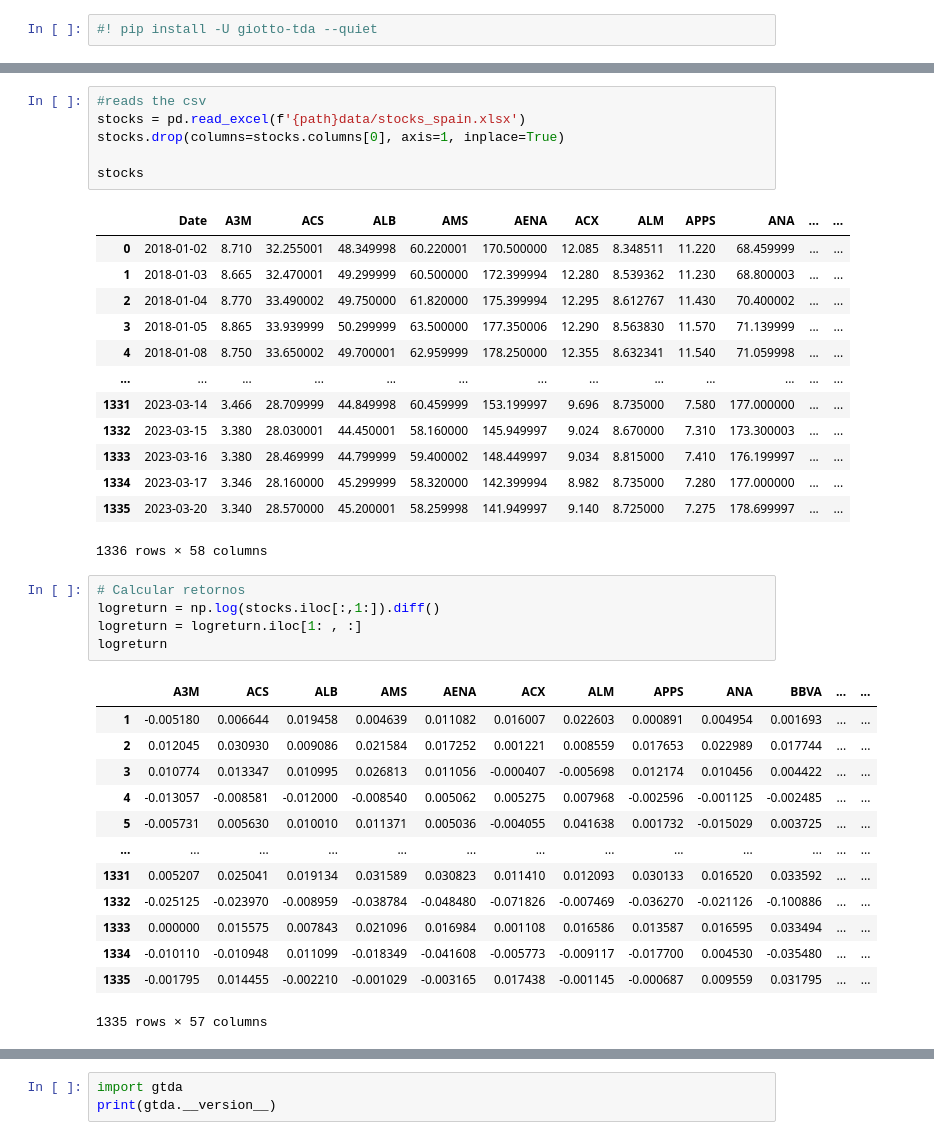
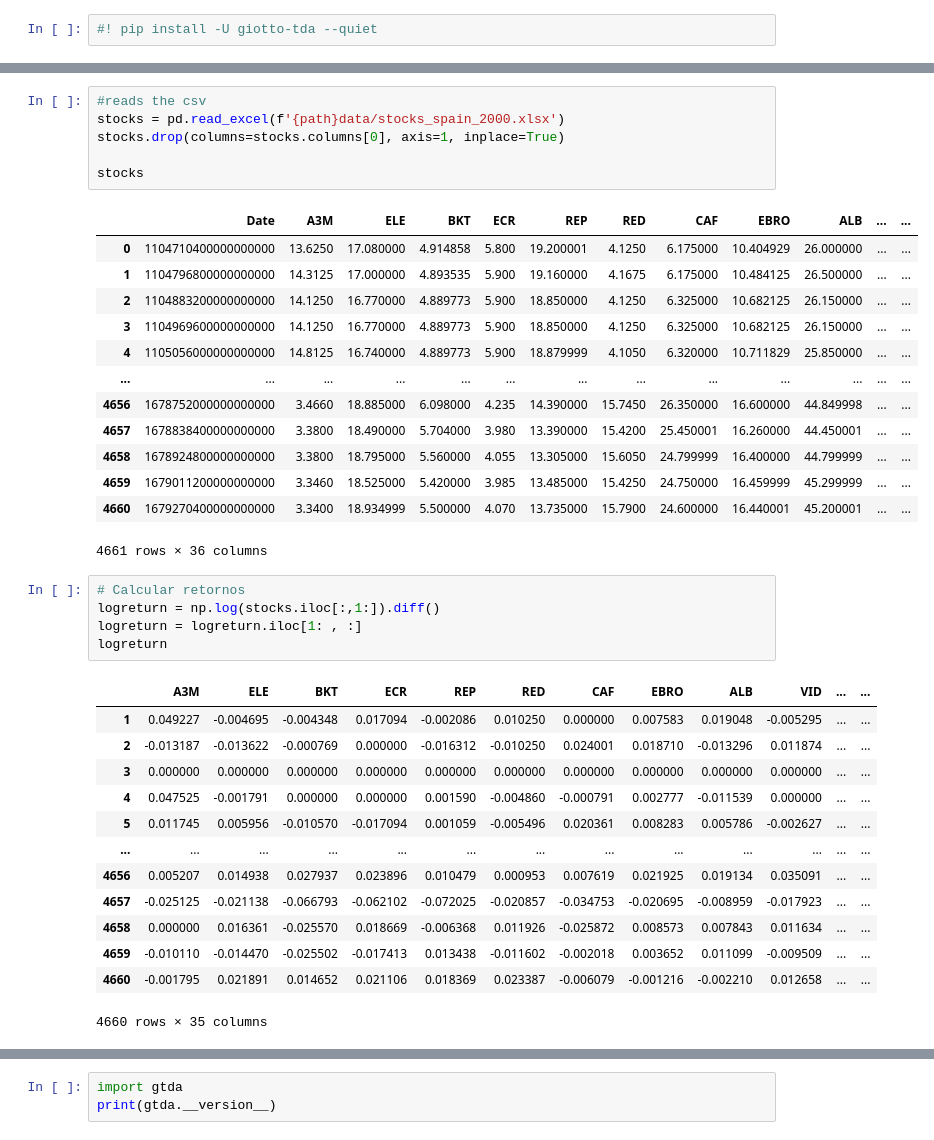
Before and after one commit to victoralcarazlopez/TDA_Stocks_Spain, a Jupyter notebook: TDA.ipynb, the cells around one changed output, grey strips where cells are left out. Saved outputs shown, nothing was run; the diff lists cells and outputs as text.

```diff
--- a/TDA.ipynb
+++ b/TDA.ipynb
@@ -19,42 +17,42 @@ Mounted at /content/drive
 # %%
 #reads the csv
-stocks = pd.read_excel(f'{path}data/stocks_spain.xlsx')
+stocks = pd.read_excel(f'{path}data/stocks_spain_2000.xlsx')
 stocks.drop(columns=stocks.columns[0], axis=1, inplace=True)
 
 stocks
 # %% [output]
-|  | Date | A3M | ACS | ALB | AMS | AENA | ACX | ALM | APPS | ANA | ... | ... |
-| 0 | 2018-01-02 | 8.710 | 32.255001 | 48.349998 | 60.220001 | 170.500000 | 12.085 | 8.348511 | 11.220 | 68.459999 | ... | ... |
-| 1 | 2018-01-03 | 8.665 | 32.470001 | 49.299999 | 60.500000 | 172.399994 | 12.280 | 8.539362 | 11.230 | 68.800003 | ... | ... |
-| 2 | 2018-01-04 | 8.770 | 33.490002 | 49.750000 | 61.820000 | 175.399994 | 12.295 | 8.612767 | 11.430 | 70.400002 | ... | ... |
-| 3 | 2018-01-05 | 8.865 | 33.939999 | 50.299999 | 63.500000 | 177.350006 | 12.290 | 8.563830 | 11.570 | 71.139999 | ... | ... |
-| 4 | 2018-01-08 | 8.750 | 33.650002 | 49.700001 | 62.959999 | 178.250000 | 12.355 | 8.632341 | 11.540 | 71.059998 | ... | ... |
+|  | Date | A3M | ELE | BKT | ECR | REP | RED | CAF | EBRO | ALB | ... | ... |
+| 0 | 1104710400000000000 | 13.6250 | 17.080000 | 4.914858 | 5.800 | 19.200001 | 4.1250 | 6.175000 | 10.404929 | 26.000000 | ... | ... |
+| 1 | 1104796800000000000 | 14.3125 | 17.000000 | 4.893535 | 5.900 | 19.160000 | 4.1675 | 6.175000 | 10.484125 | 26.500000 | ... | ... |
+| 2 | 1104883200000000000 | 14.1250 | 16.770000 | 4.889773 | 5.900 | 18.850000 | 4.1250 | 6.325000 | 10.682125 | 26.150000 | ... | ... |
+| 3 | 1104969600000000000 | 14.1250 | 16.770000 | 4.889773 | 5.900 | 18.850000 | 4.1250 | 6.325000 | 10.682125 | 26.150000 | ... | ... |
+| 4 | 1105056000000000000 | 14.8125 | 16.740000 | 4.889773 | 5.900 | 18.879999 | 4.1050 | 6.320000 | 10.711829 | 25.850000 | ... | ... |
 | ... | ... | ... | ... | ... | ... | ... | ... | ... | ... | ... | ... | ... |
-| 1331 | 2023-03-14 | 3.466 | 28.709999 | 44.849998 | 60.459999 | 153.199997 | 9.696 | 8.735000 | 7.580 | 177.000000 | ... | ... |
-| 1332 | 2023-03-15 | 3.380 | 28.030001 | 44.450001 | 58.160000 | 145.949997 | 9.024 | 8.670000 | 7.310 | 173.300003 | ... | ... |
-| 1333 | 2023-03-16 | 3.380 | 28.469999 | 44.799999 | 59.400002 | 148.449997 | 9.034 | 8.815000 | 7.410 | 176.199997 | ... | ... |
-| 1334 | 2023-03-17 | 3.346 | 28.160000 | 45.299999 | 58.320000 | 142.399994 | 8.982 | 8.735000 | 7.280 | 177.000000 | ... | ... |
-| 1335 | 2023-03-20 | 3.340 | 28.570000 | 45.200001 | 58.259998 | 141.949997 | 9.140 | 8.725000 | 7.275 | 178.699997 | ... | ... |
+| 4656 | 1678752000000000000 | 3.4660 | 18.885000 | 6.098000 | 4.235 | 14.390000 | 15.7450 | 26.350000 | 16.600000 | 44.849998 | ... | ... |
+| 4657 | 1678838400000000000 | 3.3800 | 18.490000 | 5.704000 | 3.980 | 13.390000 | 15.4200 | 25.450001 | 16.260000 | 44.450001 | ... | ... |
+| 4658 | 1678924800000000000 | 3.3800 | 18.795000 | 5.560000 | 4.055 | 13.305000 | 15.6050 | 24.799999 | 16.400000 | 44.799999 | ... | ... |
+| 4659 | 1679011200000000000 | 3.3460 | 18.525000 | 5.420000 | 3.985 | 13.485000 | 15.4250 | 24.750000 | 16.459999 | 45.299999 | ... | ... |
+| 4660 | 1679270400000000000 | 3.3400 | 18.934999 | 5.500000 | 4.070 | 13.735000 | 15.7900 | 24.600000 | 16.440001 | 45.200001 | ... | ... |
-1336 rows × 58 columns
+4661 rows × 36 columns
 # %%
 # Calcular retornos
 logreturn = np.log(stocks.iloc[:,1:]).diff()
 logreturn = logreturn.iloc[1: , :]
 logreturn
 # %% [output]
-|  | A3M | ACS | ALB | AMS | AENA | ACX | ALM | APPS | ANA | BBVA | ... | ... |
-| 1 | -0.005180 | 0.006644 | 0.019458 | 0.004639 | 0.011082 | 0.016007 | 0.022603 | 0.000891 | 0.004954 | 0.001693 | ... | ... |
-| 2 | 0.012045 | 0.030930 | 0.009086 | 0.021584 | 0.017252 | 0.001221 | 0.008559 | 0.017653 | 0.022989 | 0.017744 | ... | ... |
-| 3 | 0.010774 | 0.013347 | 0.010995 | 0.026813 | 0.011056 | -0.000407 | -0.005698 | 0.012174 | 0.010456 | 0.004422 | ... | ... |
-| 4 | -0.013057 | -0.008581 | -0.012000 | -0.008540 | 0.005062 | 0.005275 | 0.007968 | -0.002596 | -0.001125 | -0.002485 | ... | ... |
-| 5 | -0.005731 | 0.005630 | 0.010010 | 0.011371 | 0.005036 | -0.004055 | 0.041638 | 0.001732 | -0.015029 | 0.003725 | ... | ... |
+|  | A3M | ELE | BKT | ECR | REP | RED | CAF | EBRO | ALB | VID | ... | ... |
+| 1 | 0.049227 | -0.004695 | -0.004348 | 0.017094 | -0.002086 | 0.010250 | 0.000000 | 0.007583 | 0.019048 | -0.005295 | ... | ... |
+| 2 | -0.013187 | -0.013622 | -0.000769 | 0.000000 | -0.016312 | -0.010250 | 0.024001 | 0.018710 | -0.013296 | 0.011874 | ... | ... |
+| 3 | 0.000000 | 0.000000 | 0.000000 | 0.000000 | 0.000000 | 0.000000 | 0.000000 | 0.000000 | 0.000000 | 0.000000 | ... | ... |
+| 4 | 0.047525 | -0.001791 | 0.000000 | 0.000000 | 0.001590 | -0.004860 | -0.000791 | 0.002777 | -0.011539 | 0.000000 | ... | ... |
+| 5 | 0.011745 | 0.005956 | -0.010570 | -0.017094 | 0.001059 | -0.005496 | 0.020361 | 0.008283 | 0.005786 | -0.002627 | ... | ... |
 | ... | ... | ... | ... | ... | ... | ... | ... | ... | ... | ... | ... | ... |
-| 1331 | 0.005207 | 0.025041 | 0.019134 | 0.031589 | 0.030823 | 0.011410 | 0.012093 | 0.030133 | 0.016520 | 0.033592 | ... | ... |
-| 1332 | -0.025125 | -0.023970 | -0.008959 | -0.038784 | -0.048480 | -0.071826 | -0.007469 | -0.036270 | -0.021126 | -0.100886 | ... | ... |
-| 1333 | 0.000000 | 0.015575 | 0.007843 | 0.021096 | 0.016984 | 0.001108 | 0.016586 | 0.013587 | 0.016595 | 0.033494 | ... | ... |
-| 1334 | -0.010110 | -0.010948 | 0.011099 | -0.018349 | -0.041608 | -0.005773 | -0.009117 | -0.017700 | 0.004530 | -0.035480 | ... | ... |
-| 1335 | -0.001795 | 0.014455 | -0.002210 | -0.001029 | -0.003165 | 0.017438 | -0.001145 | -0.000687 | 0.009559 | 0.031795 | ... | ... |
+| 4656 | 0.005207 | 0.014938 | 0.027937 | 0.023896 | 0.010479 | 0.000953 | 0.007619 | 0.021925 | 0.019134 | 0.035091 | ... | ... |
+| 4657 | -0.025125 | -0.021138 | -0.066793 | -0.062102 | -0.072025 | -0.020857 | -0.034753 | -0.020695 | -0.008959 | -0.017923 | ... | ... |
+| 4658 | 0.000000 | 0.016361 | -0.025570 | 0.018669 | -0.006368 | 0.011926 | -0.025872 | 0.008573 | 0.007843 | 0.011634 | ... | ... |
+| 4659 | -0.010110 | -0.014470 | -0.025502 | -0.017413 | 0.013438 | -0.011602 | -0.002018 | 0.003652 | 0.011099 | -0.009509 | ... | ... |
+| 4660 | -0.001795 | 0.021891 | 0.014652 | 0.021106 | 0.018369 | 0.023387 | -0.006079 | -0.001216 | -0.002210 | 0.012658 | ... | ... |
-1335 rows × 57 columns
+4660 rows × 35 columns
 # %%
 from gtda.homology import VietorisRipsPersistence
 from gtda.diagrams import PersistenceLandscape
```
Also changed, not shown: parts of 8 cells of this notebook, 1 other file.
